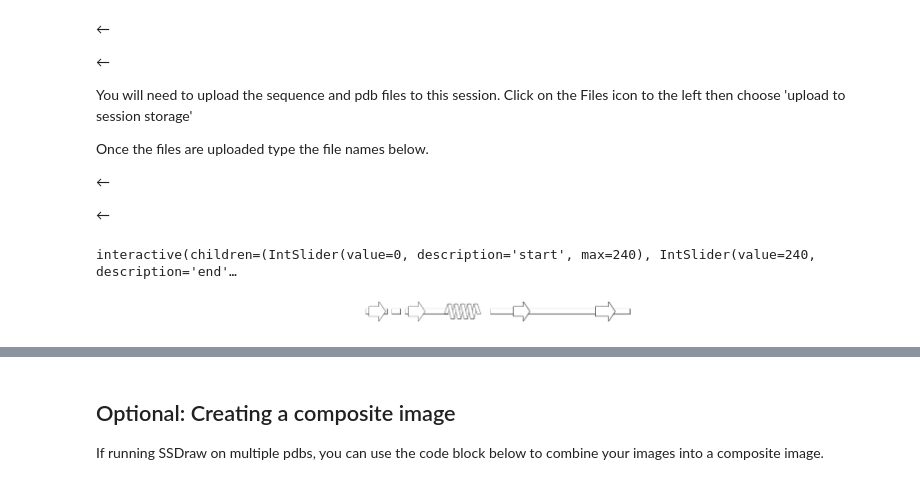
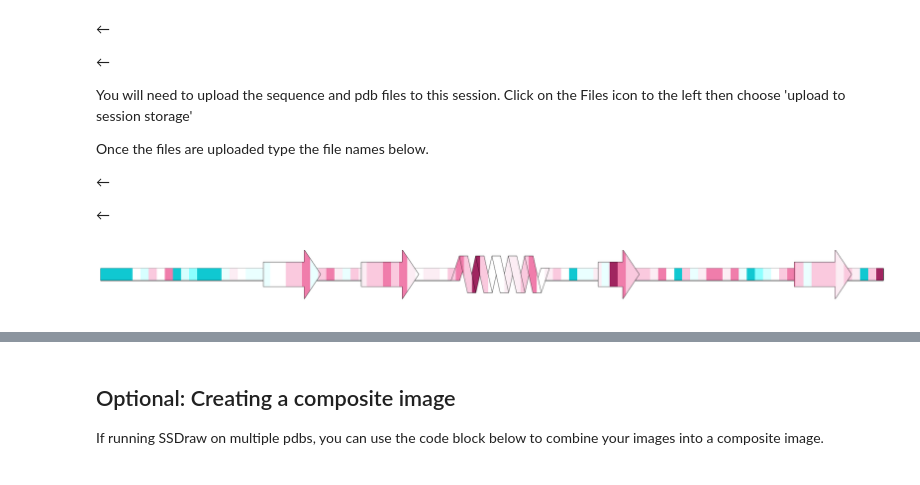
Before and after one commit to ethanchen1301/SSDraw_dev, a Jupyter notebook: SSDraw.ipynb, the cells around one changed output, grey strips where cells are left out. Drawn from its saved outputs; the diff is of its cells as text; code cells hidden in the pictures.

```diff
--- a/SSDraw.ipynb
+++ b/SSDraw.ipynb
@@ -704,13 +792,13 @@ from google.colab import files
 #@title Define variables
 #@markdown ##Required:
 #@markdown Please input the following arguments:
-fasta_file = "aligned.fasta" #@param {type:"string"}
+fasta_file = "" #@param {type:"string"}
 #@markdown  - The filename of the input sequence/alignment file (must be in fasta format).
-name = '1ndd'  #@param {type:"string"}
+name = ''  #@param {type:"string"}
 #@markdown - The fasta identifier of target protein (what follows the ">" character in the fasta file).
-pdb_file = "1ndd.pdb" #@param {type:"string"}
+pdb_file = "" #@param {type:"string"}
 #@markdown  - The filename of the input pdb file.
-output = "1ndd" #@param {type:"string"}
+output = "" #@param {type:"string"}
 #@markdown - The desired name of the output file (default image type is png).
 chain_id = 'A'  #@param {type:"string"}
 #@markdown - The chain id in the pdb file (default "A")
@@ -723,8 +811,10 @@ salign = open(fasta_file).read().splitlines() # every line from the alignment
 #@markdown These are optional parameters you can use to further customize the generated image. You should not need to modify any of these to get the code to run.
 coloring = "solid" #@param ["solid", "gradient", "mview"]
 #@markdown - Choose whether to color the image by a gradient or with a solid coloring.
-scoring = "by conservation score" #@param ["by conservation score","by bfactor", "custom"]
+scoring = "by conservation score" #@param ["by conservation score","by bfactor", "consurf","custom"]
 #@markdown - If coloring by gradient, the image will be colored according to the chosen scoring system.
+consurf = "" #@param {type: "string"}
+#@markdown - If you want to color by consurf grades, type in the name of your consurf file here
 scoring_file = "" #@param {type: "string"}
 #@markdown - If custom scoring was selected, please input the filename of the scoring file.
 gradient_color_map = "inferno" #@param {type: "string"}
@@ -768,6 +858,7 @@ class ArgParser():
         self.start = start
         self.end = end
         self.ticks = int(ticks)
+        self.consurf = ""
 
 # parse arguments
 args = ArgParser(fasta_file,name,pdb_file,output,dssp=dssp_file,
@@ -781,6 +872,8 @@ if coloring != "solid":
     args.color_map = gradient_color_map.split()
     if coloring == "mview":
         args.mview = True
+    elif scoring == "consurf":
+        args.consurf = consurf
     elif scoring == "by conservation score":
         args.conservation_score = True
     elif scoring == "by bfactor":
@@ -817,8 +910,6 @@ def aln_sub(start=0,end=len(display_seq)):
 
 w = interactive(aln_sub, start=(0,len(display_seq)), end=(0,len(display_seq)))
 display(w)
-# %% [output]
-interactive(children=(IntSlider(value=0, description='start', max=240), IntSlider(value=240, description='end'…
 # %%
 #@title Run SSDraw
 
@@ -852,6 +943,7 @@ def get_args():
     parser.add_argument("--dpi", default=600, type=int, help="dpi to use for final plot")
     parser.add_argument("--start", default=0, type=int)
     parser.add_argument("--end", default=0,type=int)
+    parser.add_argument("--consurf", default="", help="consurf or rate4site file to color image with. If rate4site file is given, SSDraw will convert raw scores to grades.")
 
     args = parser.parse_args()
 
@@ -961,34 +1053,34 @@ def SSDraw(args):
     ax.spines['bottom'].set_visible(False)
     ax.spines['left'].set_visible(False)
     ax.get_yaxis().set_ticks([])
 
     if args.ticks == 0:
         ax.get_xaxis().set_ticks([])
     else:
         res_x = 0.1646
         ticks = []
         labels = []
         i = 0
         label_i = 1
         while label_i <= len(bvals):
             ticks.append(i)
             labels.append(str(label_i))
             i+=res_x*args.ticks
             label_i+=args.ticks
         ax.get_xaxis().set_ticks(ticks,labels=labels)
         ax.xaxis.set_ticks_position('top')
 
     ax.set_aspect(0.5)
 
     print("Saving output to output/{:}.{:}...".format(args.output, args.output_file_type))
     if not os.path.exists("output"):
         os.makedirs("output")
     plt.savefig("output/"+args.output+"."+args.output_file_type,bbox_inches='tight',dpi=args.dpi,transparent=True)
 
 
 SSDraw(args)
 # %% [output]
-[figure, old version]
+[figure, new version]
 # %%
 #@title Download output files
 
```
Also changed, not shown: parts of 2 cells of this notebook.
